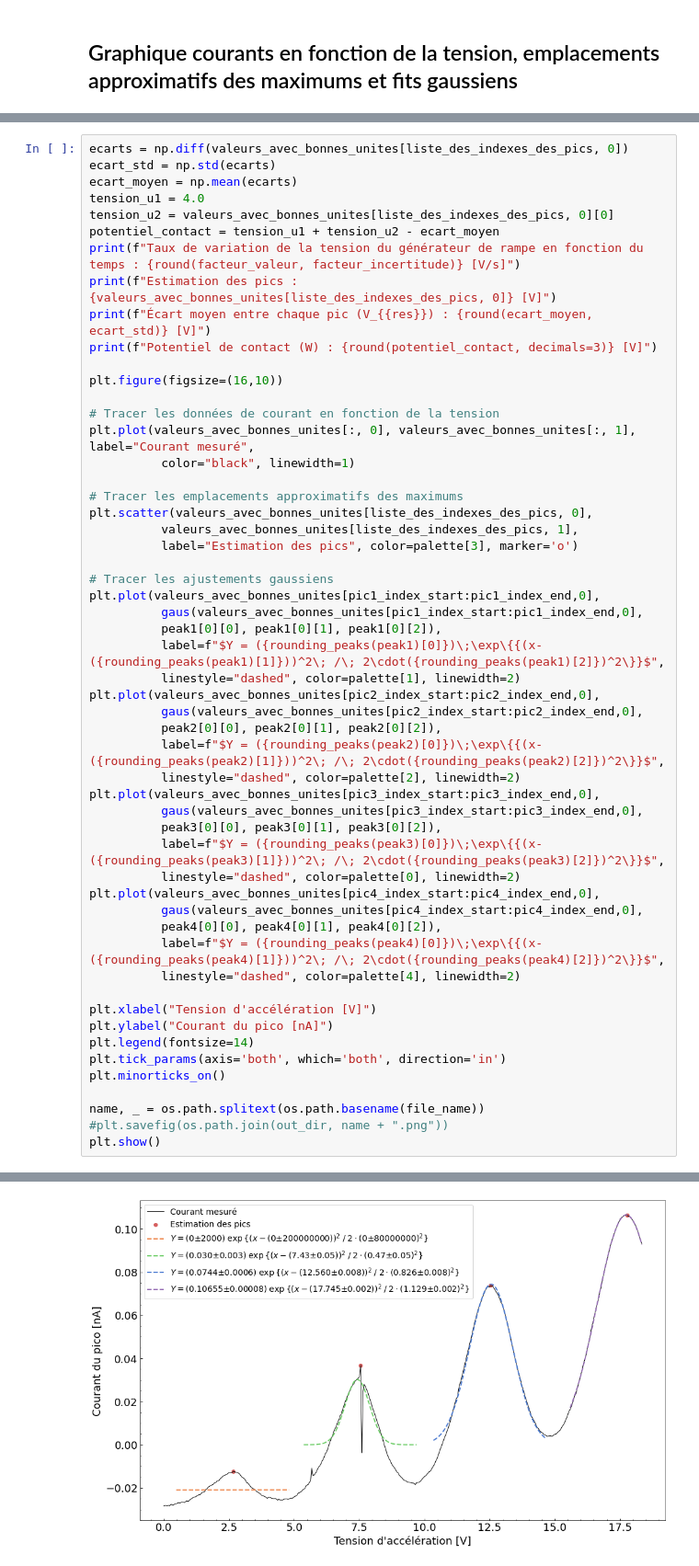
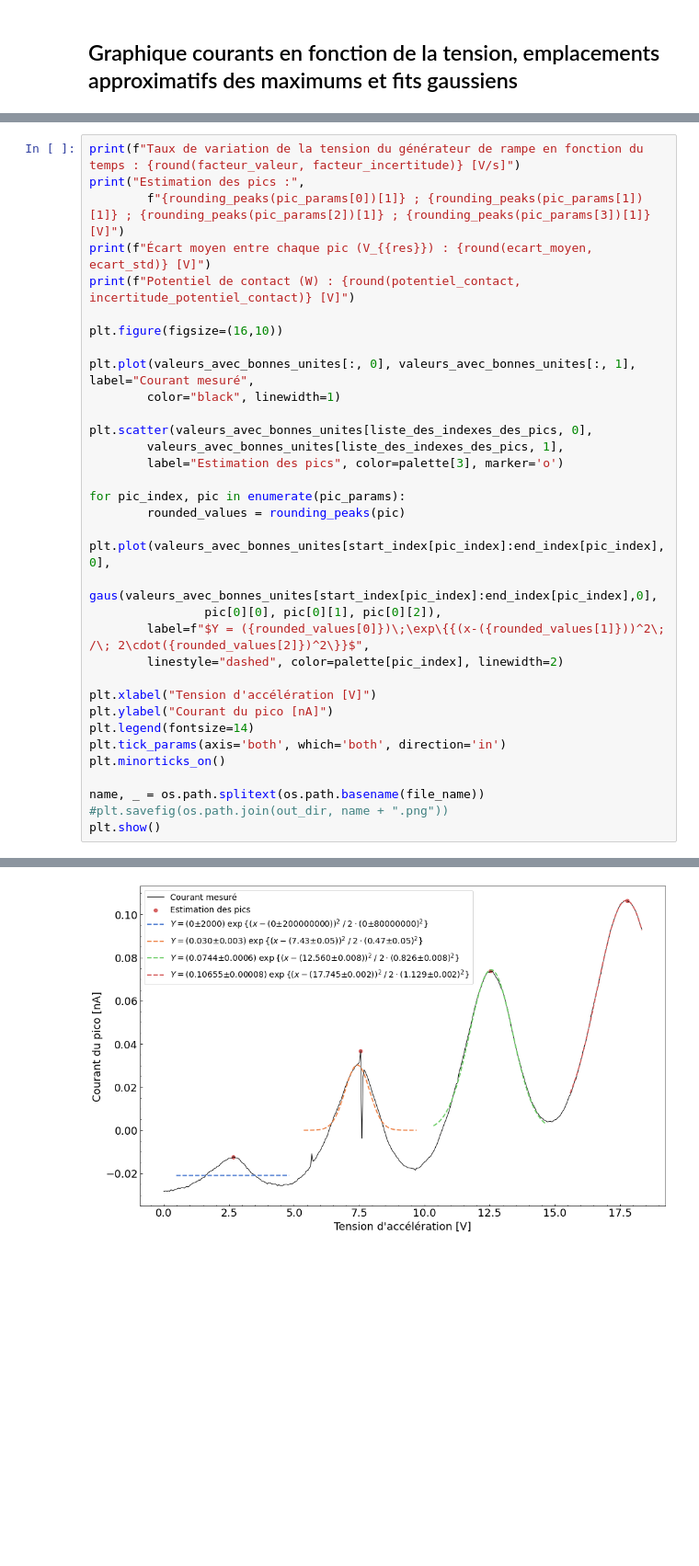
Before and after one commit to GeremyMichaud/PHY-3002-Frank-et-Hertz, a Jupyter notebook: analyse_courbe_excitation_electronique_simple.ipynb, the cells around one changed output, grey strips where cells are left out. Shown: that part at 92% size. Saved outputs shown, nothing was run; the diff lists cells and outputs as text; blank space fills up the shorter version.

```diff
--- a/analyse_courbe_excitation_electronique_simple.ipynb
+++ b/analyse_courbe_excitation_electronique_simple.ipynb
@@ -144,47 +124,26 @@ def get_file_names(self):
 # %%
-ecarts = np.diff(valeurs_avec_bonnes_unites[liste_des_indexes_des_pics, 0])
-ecart_std = np.std(ecarts)
-ecart_moyen = np.mean(ecarts)
-tension_u1 = 4.0
-tension_u2 = valeurs_avec_bonnes_unites[liste_des_indexes_des_pics, 0][0]
-potentiel_contact = tension_u1 + tension_u2 - ecart_moyen
 print(f"Taux de variation de la tension du générateur de rampe en fonction du temps : {round(facteur_valeur, facteur_incertitude)} [V/s]")
-print(f"Estimation des pics : {valeurs_avec_bonnes_unites[liste_des_indexes_des_pics, 0]} [V]")
+print("Estimation des pics :",
+        f"{rounding_peaks(pic_params[0])[1]} ; {rounding_peaks(pic_params[1])[1]} ; {rounding_peaks(pic_params[2])[1]} ; {rounding_peaks(pic_params[3])[1]} [V]")
 print(f"Écart moyen entre chaque pic (V_{{res}}) : {round(ecart_moyen, ecart_std)} [V]")
-print(f"Potentiel de contact (W) : {round(potentiel_contact, decimals=3)} [V]")
+print(f"Potentiel de contact (W) : {round(potentiel_contact, incertitude_potentiel_contact)} [V]")
 
 plt.figure(figsize=(16,10))
 
-# Tracer les données de courant en fonction de la tension
 plt.plot(valeurs_avec_bonnes_unites[:, 0], valeurs_avec_bonnes_unites[:, 1], label="Courant mesuré",
-          color="black", linewidth=1)
+        color="black", linewidth=1)
 
-# Tracer les emplacements approximatifs des maximums
 plt.scatter(valeurs_avec_bonnes_unites[liste_des_indexes_des_pics, 0],
-          valeurs_avec_bonnes_unites[liste_des_indexes_des_pics, 1],
-          label="Estimation des pics", color=palette[3], marker='o')
+        valeurs_avec_bonnes_unites[liste_des_indexes_des_pics, 1],
+        label="Estimation des pics", color=palette[3], marker='o')
 
-# Tracer les ajustements gaussiens
-plt.plot(valeurs_avec_bonnes_unites[pic1_index_start:pic1_index_end,0],
-          gaus(valeurs_avec_bonnes_unites[pic1_index_start:pic1_index_end,0],
-          peak1[0][0], peak1[0][1], peak1[0][2]),
-          label=f"$Y = ({rounding_peaks(peak1)[0]})\;\exp\{{(x-({rounding_peaks(peak1)[1]}))^2\; /\; 2\cdot({rounding_peaks(peak1)[2]})^2\}}$",
-          linestyle="dashed", color=palette[1], linewidth=2)
-plt.plot(valeurs_avec_bonnes_unites[pic2_index_start:pic2_index_end,0],
-          gaus(valeurs_avec_bonnes_unites[pic2_index_start:pic2_index_end,0],
-          peak2[0][0], peak2[0][1], peak2[0][2]),
-          label=f"$Y = ({rounding_peaks(peak2)[0]})\;\exp\{{(x-({rounding_peaks(peak2)[1]}))^2\; /\; 2\cdot({rounding_peaks(peak2)[2]})^2\}}$",
-          linestyle="dashed", color=palette[2], linewidth=2)
-plt.plot(valeurs_avec_bonnes_unites[pic3_index_start:pic3_index_end,0],
-          gaus(valeurs_avec_bonnes_unites[pic3_index_start:pic3_index_end,0],
-          peak3[0][0], peak3[0][1], peak3[0][2]),
-          label=f"$Y = ({rounding_peaks(peak3)[0]})\;\exp\{{(x-({rounding_peaks(peak3)[1]}))^2\; /\; 2\cdot({rounding_peaks(peak3)[2]})^2\}}$",
-          linestyle="dashed", color=palette[0], linewidth=2)
-plt.plot(valeurs_avec_bonnes_unites[pic4_index_start:pic4_index_end,0],
-          gaus(valeurs_avec_bonnes_unites[pic4_index_start:pic4_index_end,0],
-          peak4[0][0], peak4[0][1], peak4[0][2]),
-          label=f"$Y = ({rounding_peaks(peak4)[0]})\;\exp\{{(x-({rounding_peaks(peak4)[1]}))^2\; /\; 2\cdot({rounding_peaks(peak4)[2]})^2\}}$",
-          linestyle="dashed", color=palette[4], linewidth=2)
+for pic_index, pic in enumerate(pic_params):
+        rounded_values = rounding_peaks(pic)
+        plt.plot(valeurs_avec_bonnes_unites[start_index[pic_index]:end_index[pic_index],0],
+                gaus(valeurs_avec_bonnes_unites[start_index[pic_index]:end_index[pic_index],0],
+                pic[0][0], pic[0][1], pic[0][2]),
+        label=f"$Y = ({rounded_values[0]})\;\exp\{{(x-({rounded_values[1]}))^2\; /\; 2\cdot({rounded_values[2]})^2\}}$",
+        linestyle="dashed", color=palette[pic_index], linewidth=2)
 
 plt.xlabel("Tension d'accélération [V]")
 plt.ylabel("Courant du pico [nA]")
@@ -203 +162 @@ Potentiel de contact (W) : 1.628 [V]
-[figure, old version]
+[figure, new version]
```
Also changed, not shown: parts of 8 cells of this notebook.
